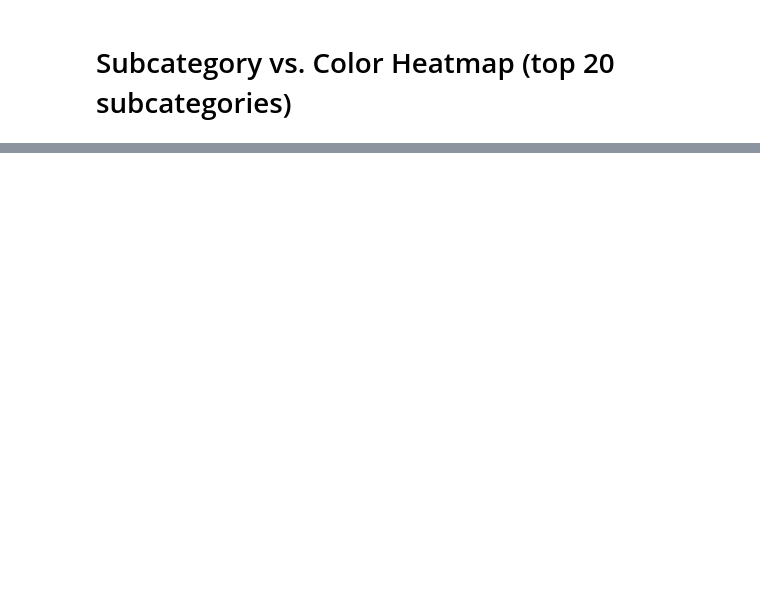
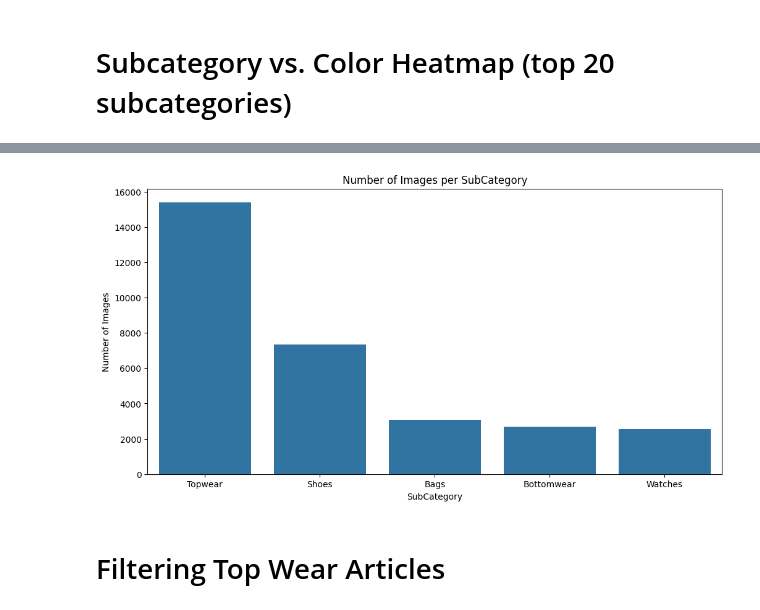
Before and after one commit to faseeh1279/cnn-product-recommendation-system, a Jupyter notebook: cnn-product-recommendation-system.ipynb, the cells around one changed output, grey strips where cells are left out. Drawn from its saved outputs; the diff is of its cells as text; code cells hidden in the pictures; blank space fills up the shorter version.

```diff
--- a/cnn-product-recommendation-system.ipynb
+++ b/cnn-product-recommendation-system.ipynb
@@ -476,0 +571,13 @@ plt.show()
+# %%
+import seaborn as sns
+
+plt.figure(figsize=(12, 6))
+sns.barplot(x=subcategories, y=[styles_df[styles_df['subCategory']==sc].shape[0] for sc in subcategories])
+plt.title("Number of Images per SubCategory")
+plt.ylabel("Number of Images")
+plt.xlabel("SubCategory")
+plt.show()
+# %% [output]
+[figure, added]
+# %% [markdown]
+# Filtering Top Wear Articles
```
Also changed, not shown: parts of 40 cells of this notebook.
